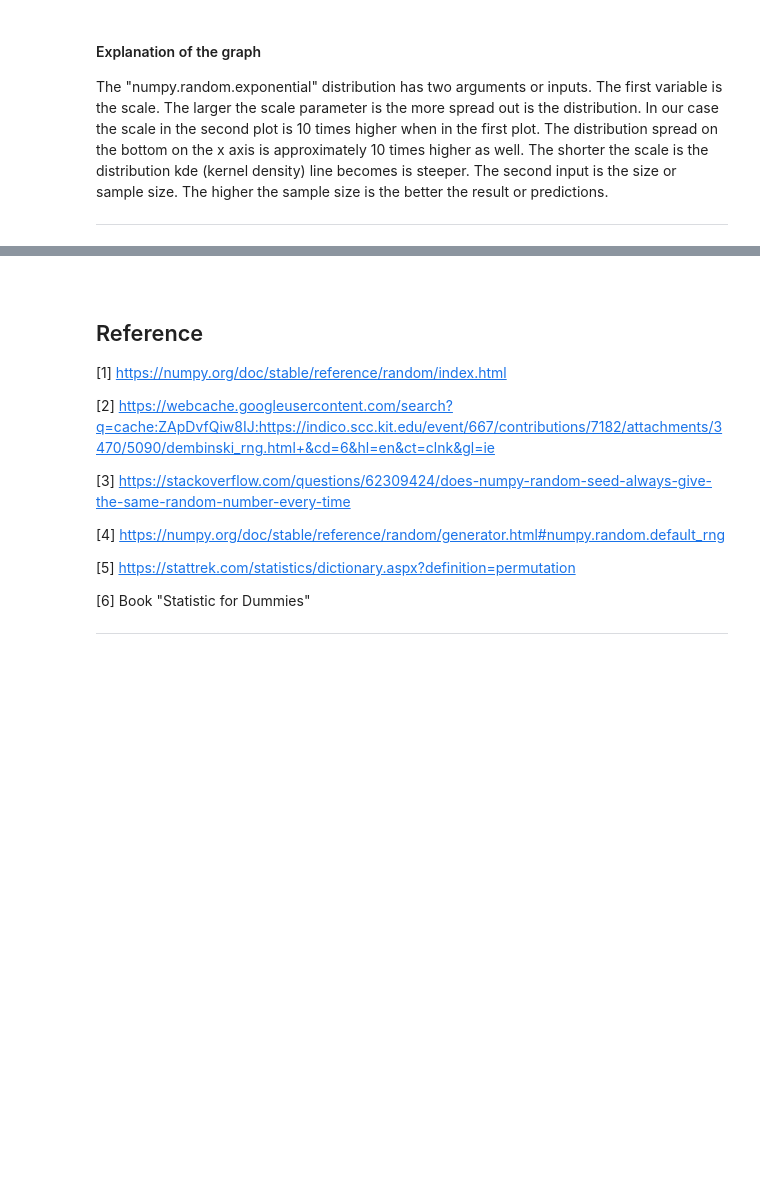
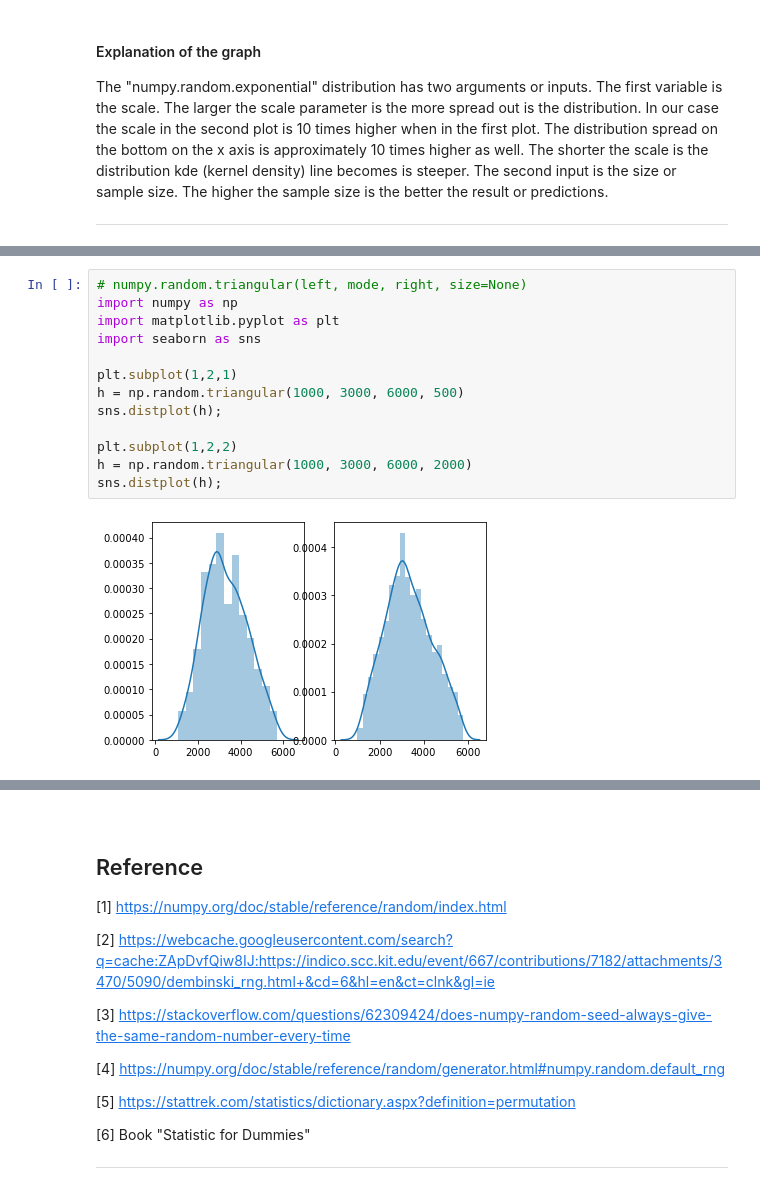
Before and after one commit to Silvio622/numpy_random_assignment, a Jupyter notebook: numpy-random.ipynb, the cells around one changed output, grey strips where cells are left out. Drawn from its saved outputs; the diff is of its cells as text; blank space fills up the shorter version.

Commit message:
Explain the triangular distribution

```diff
--- a/numpy-random.ipynb
+++ b/numpy-random.ipynb
@@ -244,0 +236,15 @@ The "numpy.random.
+# %%
+# numpy.random.triangular(left, mode, right, size=None)
+import numpy as np
+import matplotlib.pyplot as plt
+import seaborn as sns
+
+plt.subplot(1,2,1)
+h = np.random.triangular(1000, 3000, 6000, 500)
+sns.distplot(h);
+
+plt.subplot(1,2,2)
+h = np.random.triangular(1000, 3000, 6000, 2000)
+sns.distplot(h);
+# %% [output]
+[figure, added]
```
Also changed, not shown: parts of 10 cells of this notebook, 1 other file.
